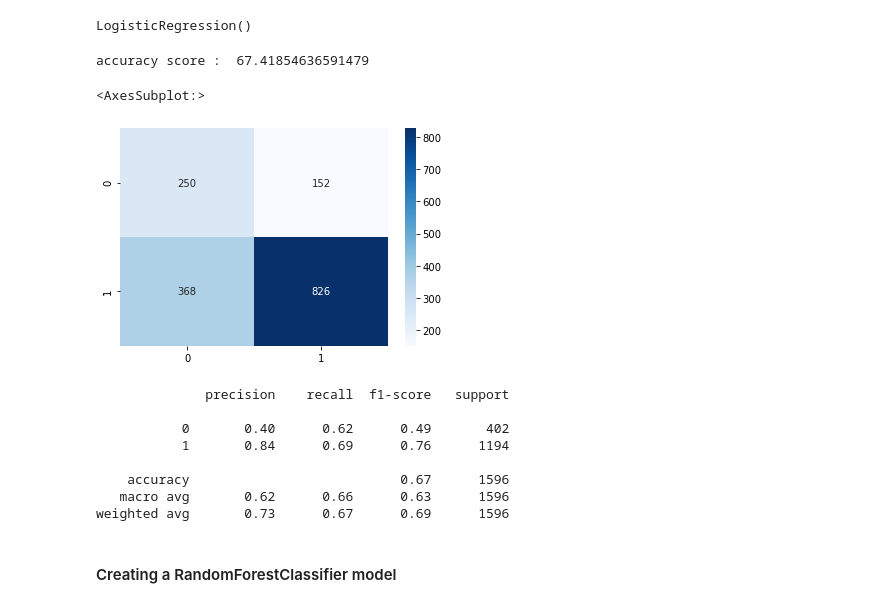
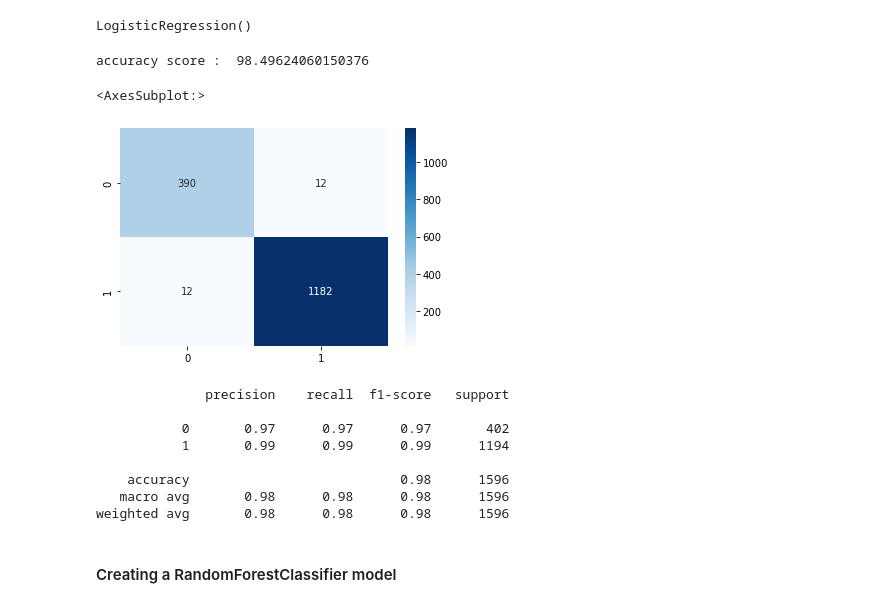
Before and after one commit to nipun1992/Predicting-Wine-Color, a Jupyter notebook: src/Wine_quality_Prediction.ipynb, the cells around one changed output. Saved outputs shown, nothing was run; the diff lists cells and outputs as text; code cells hidden in the pictures.

Commit message:
Accuracy of logistic regression model improved

```diff
--- a/src/Wine_quality_Prediction.ipynb
+++ b/src/Wine_quality_Prediction.ipynb
@@ -798,5 +632,5 @@ df_train_encoded = pd.read_csv('file3.csv', index_col='Unnamed: 0')
 # %%
-df_test = pd.read_csv('file4.csv', index_col='Unnamed: 0')
+df_test_encoded = pd.read_csv('file4.csv', index_col='Unnamed: 0')
 # %%
 df_train_encoded.head()
 # %% [output]
@@ -838,6 +672,6 @@ Y_train.head()
 4    1
 Name: color_white, dtype: int64
 # %%
-X_test = df_test.iloc[:,:-1]
+X_test = df_test_encoded.iloc[:,:-1]
 # %%
-Y_test = df_test.iloc[:,-1]
+Y_test = df_test_encoded.iloc[:,-1]
@@ -924,23 +773,23 @@ from sklearn.metrics import accuracy_score, confusion_matrix, classification_rep
 # %%
 print("accuracy score : ", str(accuracy_score(Y_test, predictions)*100))
 # %% [output]
-accuracy score :  67.41854636591479
+accuracy score :  98.49624060150376
 # %%
-sns.heatmap(confusion_matrix(Y_test, predictions), annot = True, cmap = 'Blues', fmt='0.3g')
+sns.heatmap(confusion_matrix(Y_test, predictions), annot = True, cmap = 'Blues', fmt='0.4g')
 # %% [output]
 <AxesSubplot:>
-[figure, old version]
+[figure, new version]
 # %%
 print(classification_report(Y_test, predictions))
 # %% [output]
               precision    recall  f1-score   support
 
-           0       0.40      0.62      0.49       402
-           1       0.84      0.69      0.76      1194
+           0       0.97      0.97      0.97       402
+           1       0.99      0.99      0.99      1194
 
-    accuracy                           0.67      1596
-   macro avg       0.62      0.66      0.63      1596
-weighted avg       0.73      0.67      0.69      1596
+    accuracy                           0.98      1596
+   macro avg       0.98      0.98      0.98      1596
+weighted avg       0.98      0.98      0.98      1596
 # %% [markdown]
 #### Creating a RandomForestClassifier model
 # %%
```
Also changed, not shown: parts of 58 cells of this notebook.
